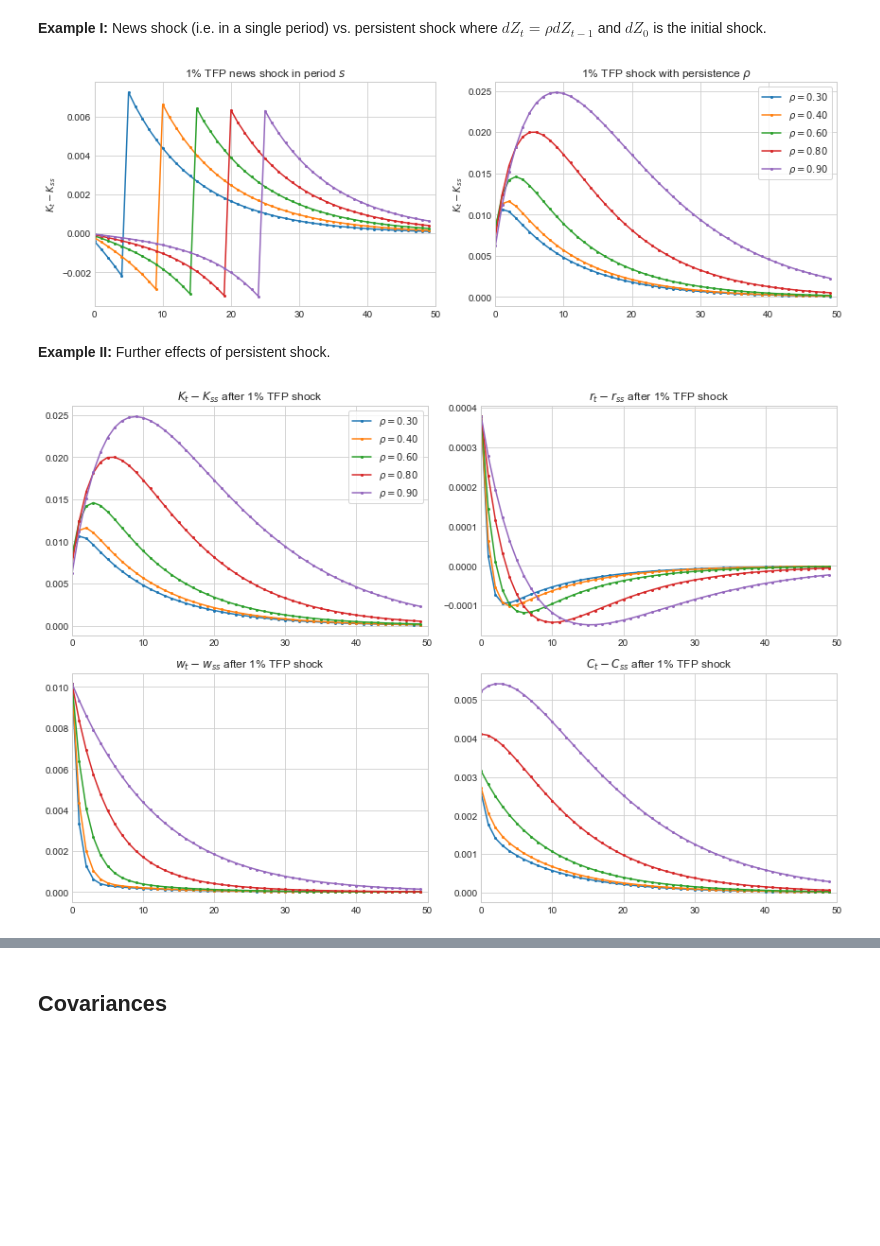
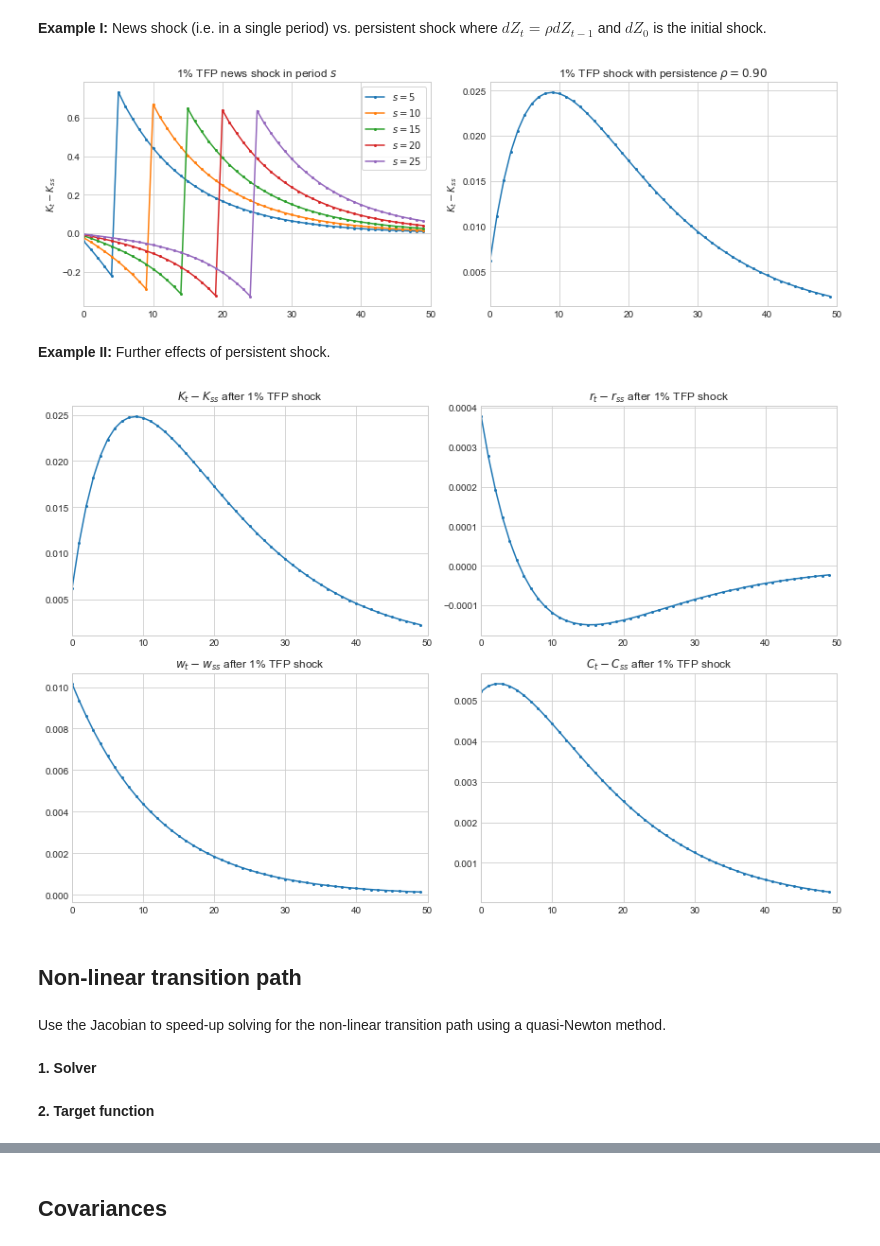
Before and after one commit to NumEconCopenhagen/ConsumptionSavingNotebooks, a Jupyter notebook: 00. DynamicProgramming/05. General Equilibrium.ipynb, the cells around one changed output, grey strips where cells are left out. Saved outputs shown, nothing was run; the diff lists cells and outputs as text; code cells hidden in the pictures; blank space fills up the shorter version.

```diff
--- a/00. DynamicProgramming/05. General Equilibrium.ipynb
+++ b/00. DynamicProgramming/05. General Equilibrium.ipynb
@@ -147,13 +151,13 @@ def obj(r,model):
 
     model.solve_household_ss(r=r)
     model.simulate_household_ss()
-    return np.sum(model.sim.D*model.sol.a)-model.firm_demand(r)
+    return np.sum(model.sim.D*model.sol.a)-model.firm_demand(r,model.par.Z)
 
 if not LOAD:
 
-    sol = optimize.root_scalar(obj,bracket=[r_min,r_max],method='bisect',args=(model,))
-    model.par.r_ss = sol.root
-    assert sol.converged
+    opt = optimize.root_scalar(obj,bracket=[r_min,r_max],method='bisect',args=(model,))
+    model.par.r_ss = opt.root
+    assert opt.converged
 # %% [markdown]
 **Step 4:** Check market clearing conditions.
 # %%
@@ -218,8 +220,5 @@ persistence = 0.90
-# %%
-path_Z = np.ones(par.path_T)
-path_Z[0] = shock*par.Z
-for t in range(1,par.path_T):
-    path_Z[t] = persistence*path_Z[t-1] + (1-persistence)*par.Z
+# %%
+path_Z = model.get_path_Z()
 # %% [markdown]
 **Step 2:** Apply relaxation algorithm.
 # %%
@@ -367,8 +366,9 @@ T_fig = 200
 # curlyK_r
 ax = fig.add_subplot(1,2,1)
 for s in [0,25,50,75,100]:
-    ax.plot(np.arange(T_fig),sol.jac_curlyK_r[s,:T_fig],'-o',ms=2)
+    ax.plot(np.arange(T_fig),sol.jac_curlyK_r[s,:T_fig],'-o',ms=2,label=f'$s={s}$')
 
+ax.legend(frameon=True)
 ax.set_title(r'$\mathcal{J}^{\mathcal{K},r}$')
 ax.set_xlim([0,T_fig])
 
@@ -381,4 +381,5 @@ ax.set_title(r'$\mathcal{J}^{\mathcal{K},w}$')
 ax.set_xlim([0,T_fig])
 
 fig.tight_layout()
+fig.savefig('figs/jacobians.pdf')
 # %% [output]
@@ -421,35 +424,33 @@ G_C_Z = sol.jac_C_r@G_r_Z + sol.jac_C_w@G_w_Z
 # %%
 fig = plt.figure(figsize=(12,4))
 T_fig = 50
 
 # left: news shock
 ax = fig.add_subplot(1,2,1)
 for s in [5,10,15,20,25]:
-    shock = 0.01
-    dZ = shock*par.Z*(np.arange(par.path_T) == s)
+    dZ = (1+par.Z_sigma)*par.Z*(np.arange(par.path_T) == s)
     dK = G_K_Z@dZ
-    ax.plot(np.arange(T_fig),dK[:T_fig],'-o',ms=2)
+    ax.plot(np.arange(T_fig),dK[:T_fig],'-o',ms=2,label=f'$s={s}$')
 
+ax.legend(frameon=True)
 ax.set_title(r'1% TFP news shock in period $s$')
 ax.set_ylabel('$K_t-K_{ss}$')
 ax.set_xlim([0,T_fig])
 
 # right: persistent shock
 ax = fig.add_subplot(1,2,2)
-for rho in np.array([0.3,0.4,0.6,0.8,0.9]):
-    shock = 0.01
-    dZ = shock*par.Z*rho**np.arange(par.path_T)
-    dK = G_K_Z@dZ
-    ax.plot(np.arange(T_fig),dK[:T_fig],'-o',ms=2,label=f'$\\rho = {rho:.2f}$')
+dZ = model.get_path_Z()-par.Z
+dK = G_K_Z@dZ
+ax.plot(np.arange(T_fig),dK[:T_fig],'-o',ms=2)
 
-ax.legend(frameon=True)
-ax.set_title(r'1% TFP shock with persistence $\rho$')
+ax.set_title(r'1% TFP shock with persistence $\rho=0.90$')
 ax.set_ylabel('$K_t-K_{ss}$')
 ax.set_xlim([0,T_fig])
 
 fig.tight_layout()
+fig.savefig('figs/news_vs_persistent_shock.pdf')
 # %% [output]
-[figure, old version]
+[figure, new version]
 # %% [markdown]
 **Example II:** Further effects of persistent shock.
 # %%
@@ -473,23 +474,27 @@ ax_w.set_xlim([0,T_fig])
 ax_C.set_title('$C_t-C_{ss}$ after 1% TFP shock')
 ax_C.set_xlim([0,T_fig])
 
-for rho in np.array([0.3,0.4,0.6,0.8,0.9]):
+dZ = model.get_path_Z()-par.Z
 
-    dZ = 0.01*par.Z*rho**np.arange(par.path_T)
+dK = G_K_Z@dZ
+ax_K.plot(np.arange(T_fig),dK[:T_fig],'-o',ms=2)
 
-    dK = G_K_Z@dZ
-    ax_K.plot(np.arange(T_fig),dK[:T_fig],'-o',ms=2,label=f'$\\rho = {rho:.2f}$')
+dr = G_r_Z@dZ
+ax_r.plot(np.arange(T_fig),dr[:T_fig],'-o',ms=2)
 
-    dr = G_r_Z@dZ
-    ax_r.plot(np.arange(T_fig),dr[:T_fig],'-o',ms=2)
+dw = G_w_Z@dZ
+ax_w.plot(np.arange(T_fig),dw[:T_fig],'-o',ms=2)
 
-    dw = G_w_Z@dZ
-    ax_w.plot(np.arange(T_fig),dw[:T_fig],'-o',ms=2)
+dC = G_C_Z@dZ
+ax_C.plot(np.arange(T_fig),dC[:T_fig],'-o',ms=2)
 
-    dC = G_C_Z@dZ
-    ax_C.plot(np.arange(T_fig),dC[:T_fig],'-o',ms=2)
-
-ax_K.legend(frameon=True)
 fig.tight_layout()
+fig.savefig('figs/irfs.pdf')
 # %% [output]
-[figure, old version]
+[figure, new version]
+# %% [markdown]
+## Non-linear transition path
+# %% [markdown]
+Use the Jacobian to speed-up solving for the non-linear transition path using a quasi-Newton method.
+# %% [markdown]
+**1. Solver**
@@ -495,0 +541,2 @@ fig.tight_layout()
+# %% [markdown]
+**2. Target function**
```
Also changed, not shown: parts of 35 cells of this notebook, 14 other files.
